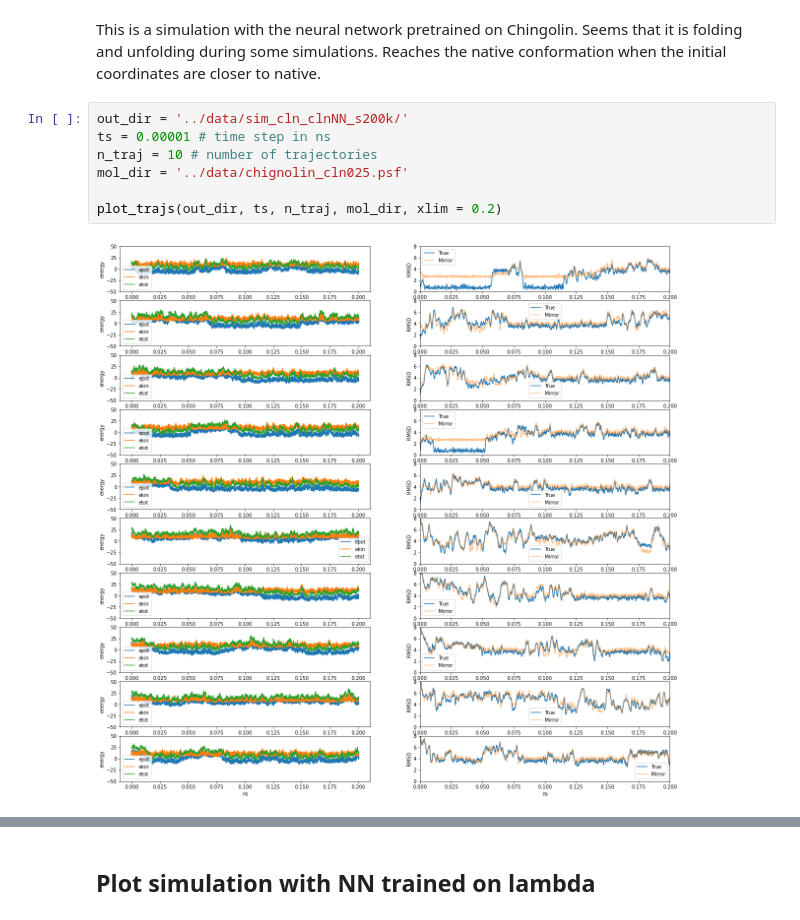
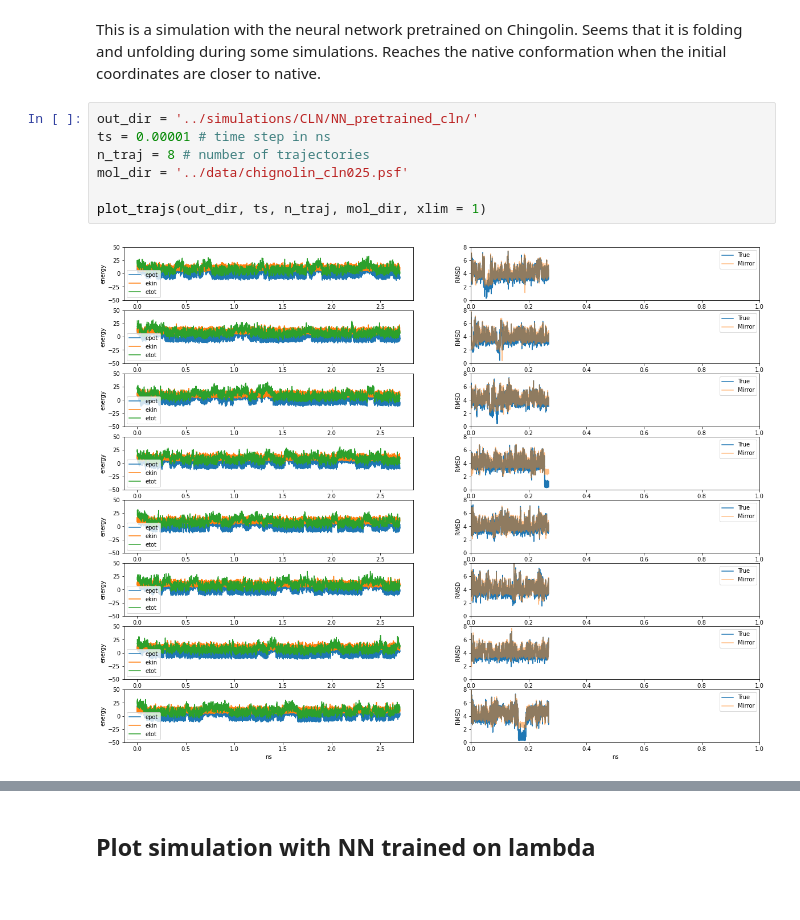
Before and after one commit to compsciencelab/torchmd-exp, a Jupyter notebook: torchmdexp/nn/ntbs/analyze_trajs.ipynb, the cells around one changed output, grey strips where cells are left out. Saved outputs shown, nothing was run; the diff lists cells and outputs as text.

Commit message:
Current simulation processes

```diff
--- a/torchmdexp/nn/ntbs/analyze_trajs.ipynb
+++ b/torchmdexp/nn/ntbs/analyze_trajs.ipynb
@@ -88,11 +92,11 @@ def plot_trajs(out_dir, ts, n_traj, mol_dir, mol_ref_dir = '../data/chignolin_cl
 # %% [markdown]
 This is a simulation with the neural network pretrained on Chingolin. Seems that it is folding and unfolding during some simulations. Reaches the native conformation when the initial coordinates are closer to native.
 # %%
-out_dir = '../data/sim_cln_clnNN_s200k/'
+out_dir = '../simulations/CLN/NN_pretrained_cln/'
 ts = 0.00001 # time step in ns
-n_traj = 10 # number of trajectories
+n_traj = 8 # number of trajectories
 mol_dir = '../data/chignolin_cln025.psf'
 
-plot_trajs(out_dir, ts, n_traj, mol_dir, xlim = 0.2)
+plot_trajs(out_dir, ts, n_traj, mol_dir, xlim = 1)
 # %% [output]
-[figure, old version]
+[figure, new version]
```
Also changed, not shown: parts of 27 cells of this notebook.
